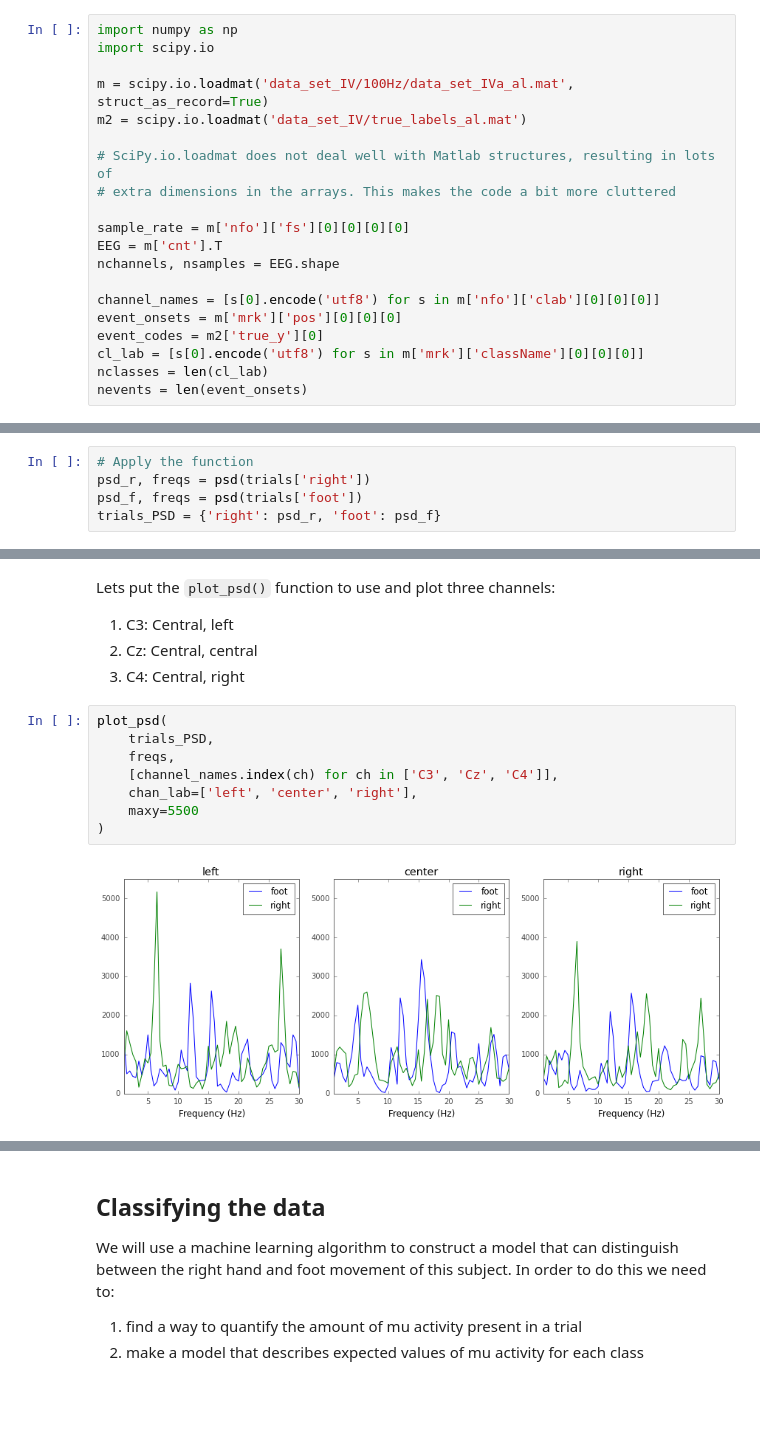
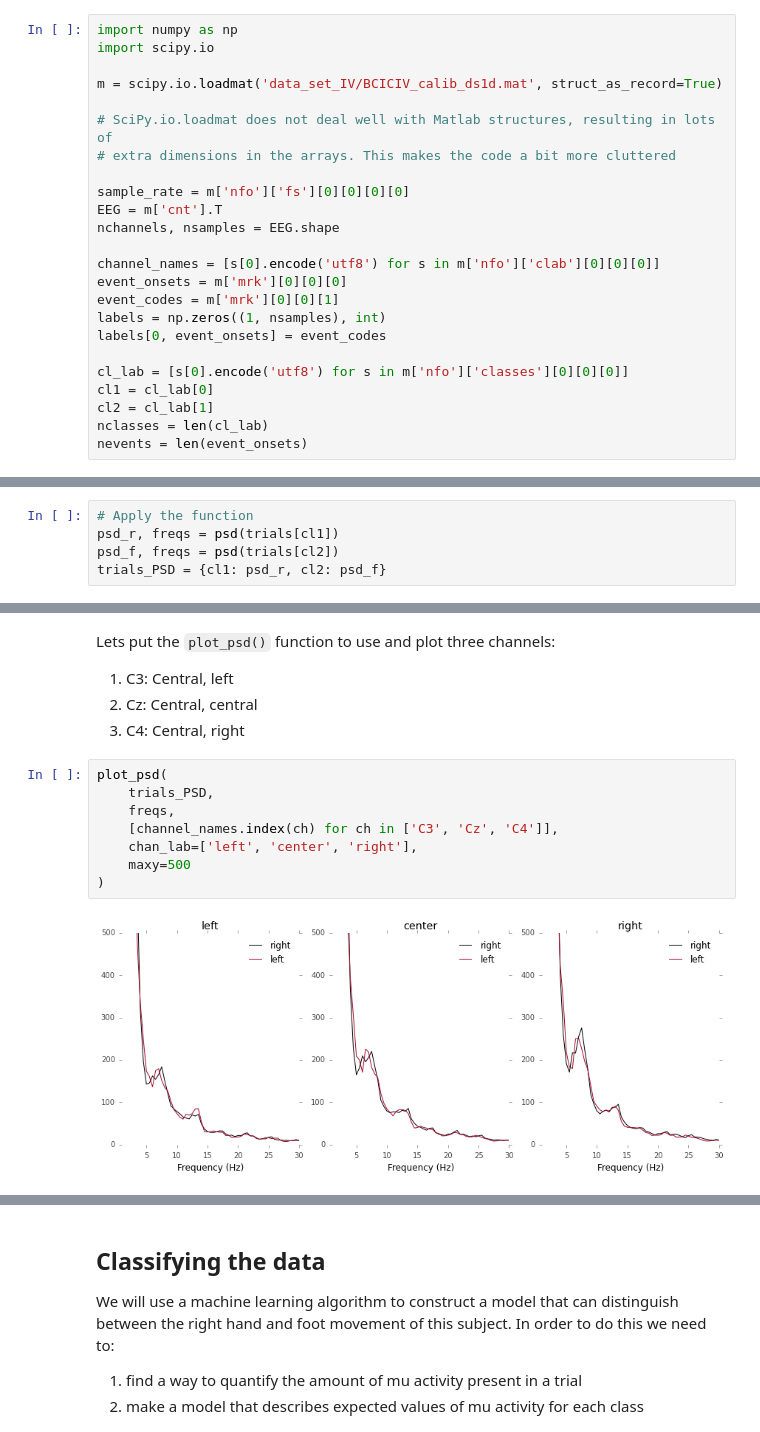
Before and after one commit to wmvanvliet/neuroscience_tutorials, a Jupyter notebook: basic/3. Imagined movement.ipynb, the cells around one changed output, grey strips where cells are left out. Cells and saved outputs as stored; diff of their text form; blank space fills up the shorter version.

```diff
--- a/basic/3. Imagined movement.ipynb
+++ b/basic/3. Imagined movement.ipynb
@@ -49,8 +42,7 @@ cd psychic/
 import numpy as np
 import scipy.io
 
-m = scipy.io.loadmat('data_set_IV/100Hz/data_set_IVa_al.mat', struct_as_record=True)
-m2 = scipy.io.loadmat('data_set_IV/true_labels_al.mat')
+m = scipy.io.loadmat('data_set_IV/BCICIV_calib_ds1d.mat', struct_as_record=True)
 
 # SciPy.io.loadmat does not deal well with Matlab structures, resulting in lots of
 # extra dimensions in the arrays. This makes the code a bit more cluttered
@@ -60,8 +52,13 @@ EEG = m['cnt'].T
 nchannels, nsamples = EEG.shape
 
 channel_names = [s[0].encode('utf8') for s in m['nfo']['clab'][0][0][0]]
-event_onsets = m['mrk']['pos'][0][0][0]
-event_codes = m2['true_y'][0]
-cl_lab = [s[0].encode('utf8') for s in m['mrk']['className'][0][0][0]]
+event_onsets = m['mrk'][0][0][0]
+event_codes = m['mrk'][0][0][1]
+labels = np.zeros((1, nsamples), int)
+labels[0, event_onsets] = event_codes
+
+cl_lab = [s[0].encode('utf8') for s in m['nfo']['classes'][0][0][0]]
+cl1 = cl_lab[0]
+cl2 = cl_lab[1]
 nclasses = len(cl_lab)
 nevents = len(event_onsets)
@@ -160,9 +155,9 @@ def psd(trials):
     return trials_PSD, freqs
 # %%
 # Apply the function
-psd_r, freqs = psd(trials['right'])
-psd_f, freqs = psd(trials['foot'])
-trials_PSD = {'right': psd_r, 'foot': psd_f}
+psd_r, freqs = psd(trials[cl1])
+psd_f, freqs = psd(trials[cl2])
+trials_PSD = {cl1: psd_r, cl2: psd_f}
 # %% [markdown]
 The function below plots the PSDs that are calculated with the above function. Since plotting it for 118 channels will clutter the display, it takes the indices of the desired channels as input, as well as some metadata to decorate the plot.
 # %%
@@ -230,11 +225,11 @@ Lets put the `plot_psd()` function to use and plot three channels:
 # %%
 plot_psd(
     trials_PSD,
     freqs,
     [channel_names.index(ch) for ch in ['C3', 'Cz', 'C4']],
     chan_lab=['left', 'center', 'right'],
-    maxy=5500
+    maxy=500
 )
 # %% [output]
-[figure, old version]
+[figure, new version]
 # %% [markdown]
```
Also changed, not shown: parts of 23 cells of this notebook.
